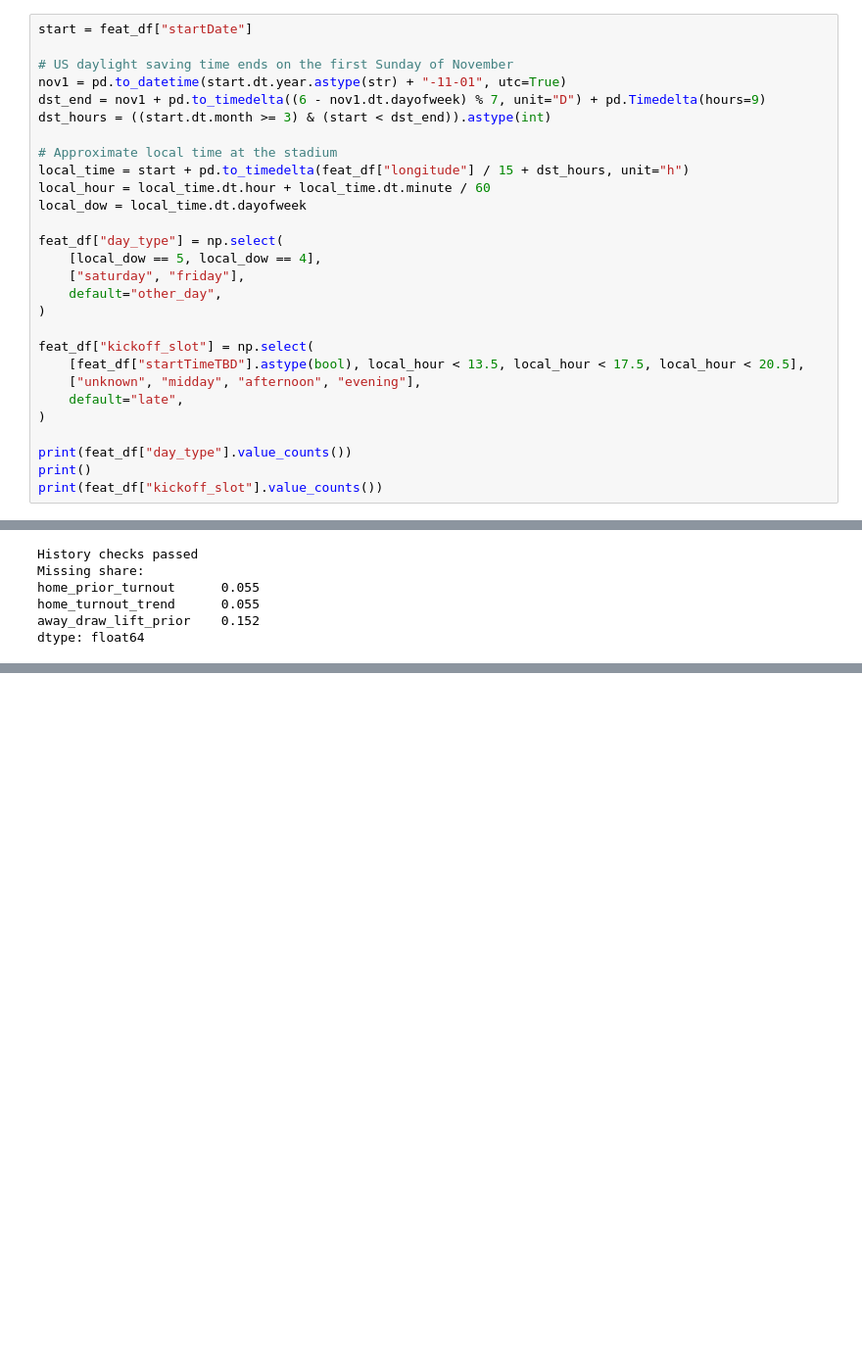
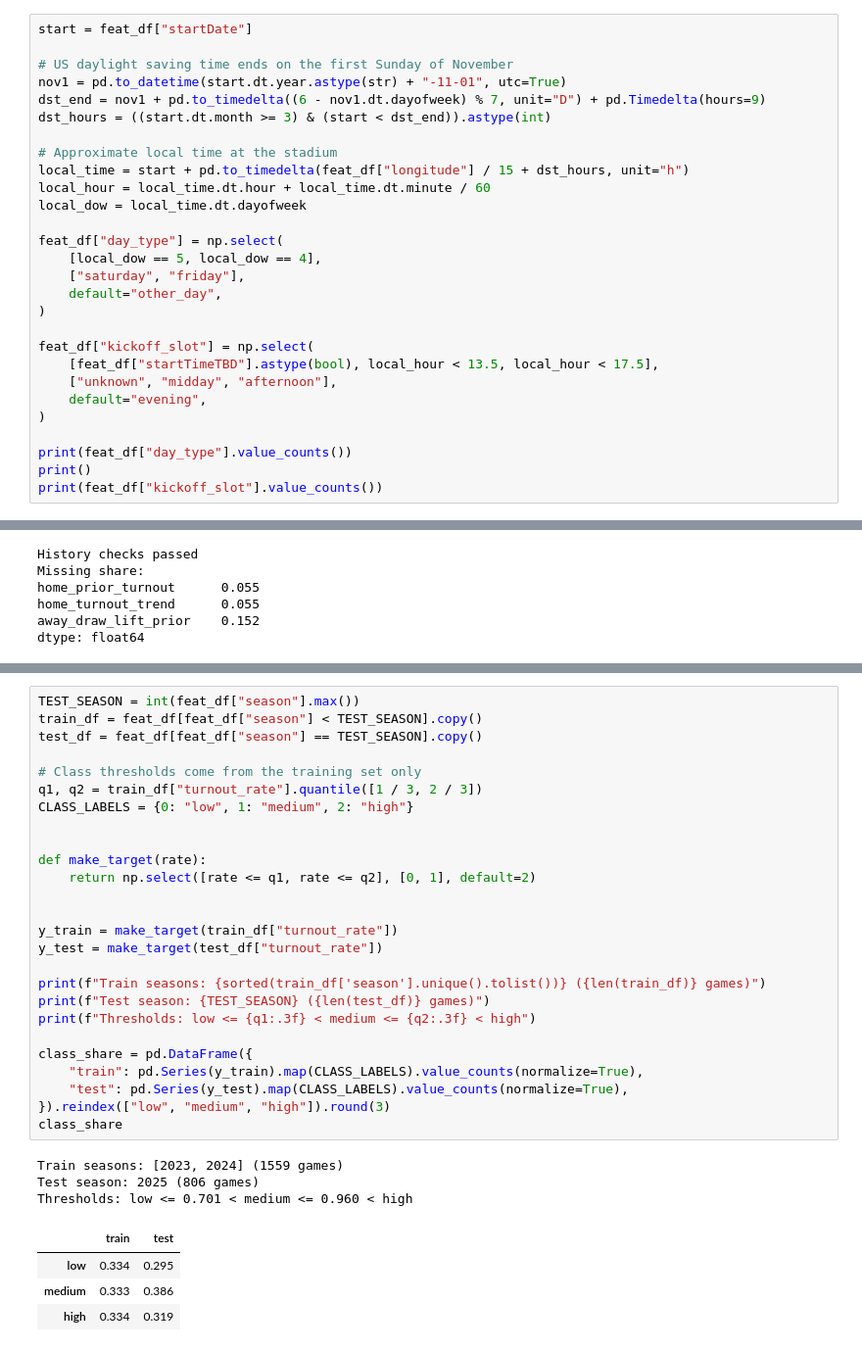
Before and after one commit to Break-Through-Tech/Sports-Analytics-1B-assessing-football-stadium-attendance-and-experience, a Jupyter notebook: notebooks/01_eda_feature_engineering.ipynb, the cells around one changed output, grey strips where cells are left out. Shown at 98% size. Cells and saved outputs as stored; diff of their text form; blank space fills up the shorter version.

Commit message:
Complete feature engineering (feature review, target and split, encoding, export)

```diff
--- a/notebooks/01_eda_feature_engineering.ipynb
+++ b/notebooks/01_eda_feature_engineering.ipynb
@@ -1751,9 +1756,9 @@ feat_df["day_type"] = np.select(
 )
 
 feat_df["kickoff_slot"] = np.select(
-    [feat_df["startTimeTBD"].astype(bool), local_hour < 13.5, local_hour < 17.5, local_hour < 20.5],
-    ["unknown", "midday", "afternoon", "evening"],
-    default="late",
+    [feat_df["startTimeTBD"].astype(bool), local_hour < 13.5, local_hour < 17.5],
+    ["unknown", "midday", "afternoon"],
+    default="evening",
 )
 
 print(feat_df["day_type"].value_counts())
@@ -1967,0 +2073,34 @@ dtype: float64
+# %%
+TEST_SEASON = int(feat_df["season"].max())
+train_df = feat_df[feat_df["season"] < TEST_SEASON].copy()
+test_df = feat_df[feat_df["season"] == TEST_SEASON].copy()
+
+# Class thresholds come from the training set only
+q1, q2 = train_df["turnout_rate"].quantile([1 / 3, 2 / 3])
+CLASS_LABELS = {0: "low", 1: "medium", 2: "high"}
+
+
+def make_target(rate):
+    return np.select([rate <= q1, rate <= q2], [0, 1], default=2)
+
+
+y_train = make_target(train_df["turnout_rate"])
+y_test = make_target(test_df["turnout_rate"])
+
+print(f"Train seasons: {sorted(train_df['season'].unique().tolist())} ({len(train_df)} games)")
+print(f"Test season: {TEST_SEASON} ({len(test_df)} games)")
+print(f"Thresholds: low <= {q1:.3f} < medium <= {q2:.3f} < high")
+
+class_share = pd.DataFrame({
+    "train": pd.Series(y_train).map(CLASS_LABELS).value_counts(normalize=True),
+    "test": pd.Series(y_test).map(CLASS_LABELS).value_counts(normalize=True),
+}).reindex(["low", "medium", "high"]).round(3)
+class_share
+# %% [output]
+Train seasons: [2023, 2024] (1559 games)
+Test season: 2025 (806 games)
+Thresholds: low <= 0.701 < medium <= 0.960 < high
+|  | train | test |
+| low | 0.334 | 0.295 |
+| medium | 0.333 | 0.386 |
+| high | 0.334 | 0.319 |
```
Also changed, not shown: parts of 11 cells of this notebook, 4 other files.
